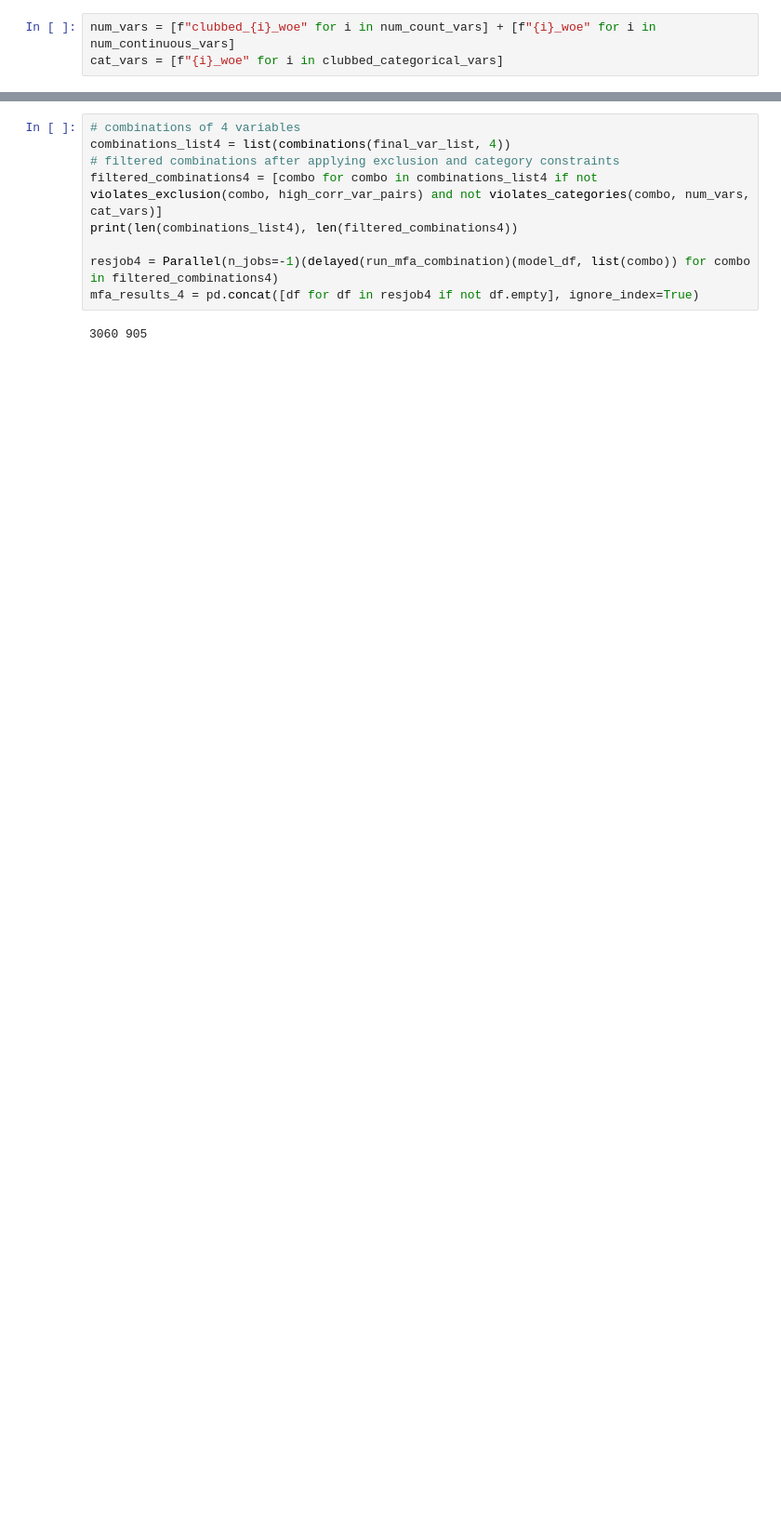
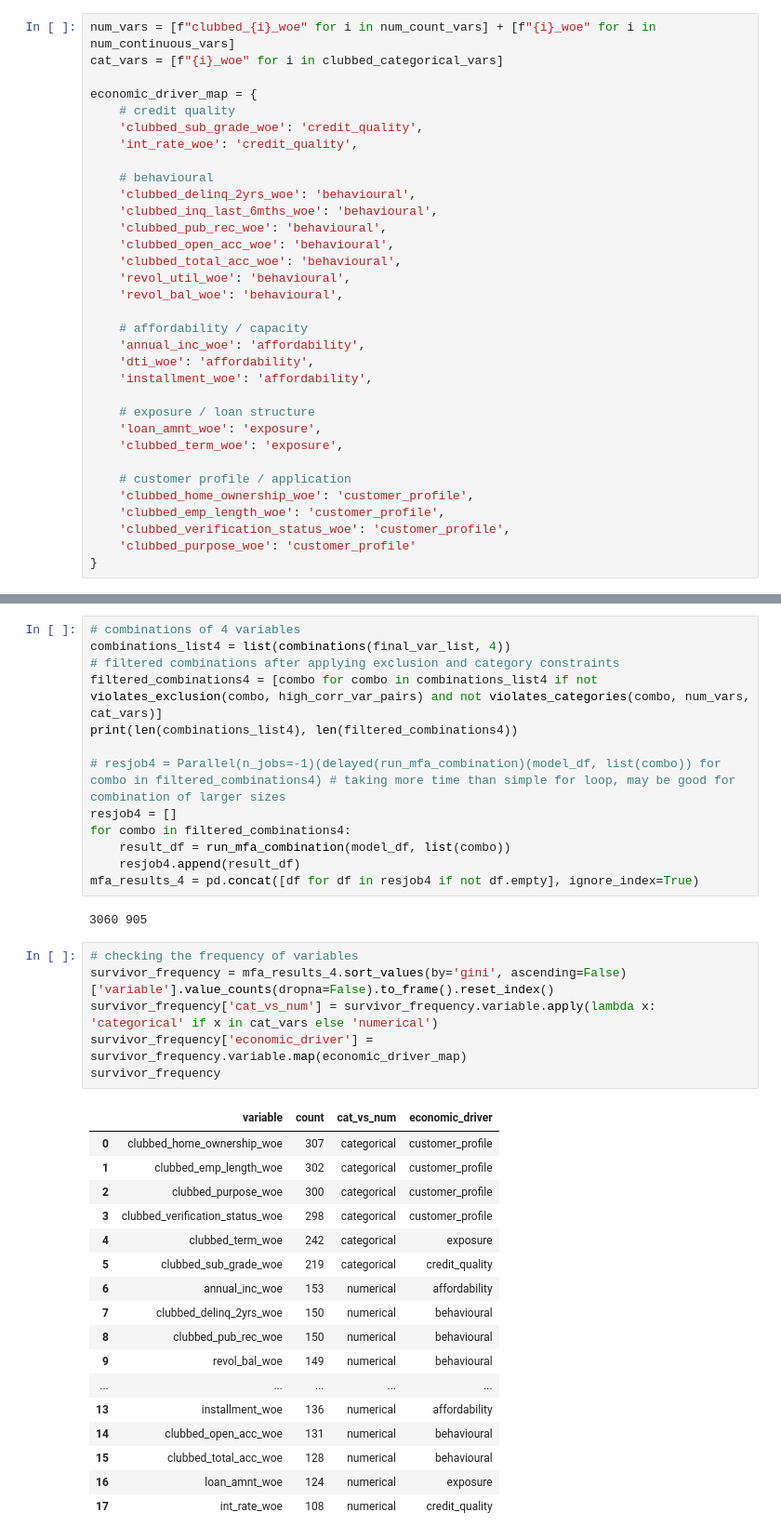
Before and after one commit to dipanshusharma2001/irb_retail_pd_sas_vs_python, a Jupyter notebook: notebooks/03_pd_model_development.ipynb, the cells around one changed output, grey strips where cells are left out. Shown at 93% size. Cells and saved outputs as stored; diff of their text form; blank space fills up the shorter version.

Commit message:
model development started-4

```diff
--- a/notebooks/03_pd_model_development.ipynb
+++ b/notebooks/03_pd_model_development.ipynb
@@ -143,3 +145,33 @@ These relationships are economically intuitive and expected in retail credit por
 # %%
 num_vars = [f"clubbed_{i}_woe" for i in num_count_vars] + [f"{i}_woe" for i in num_continuous_vars]
 cat_vars = [f"{i}_woe" for i in clubbed_categorical_vars]
+
+economic_driver_map = {
+    # credit quality
+    'clubbed_sub_grade_woe': 'credit_quality',
+    'int_rate_woe': 'credit_quality',
+
+    # behavioural
+    'clubbed_delinq_2yrs_woe': 'behavioural',
+    'clubbed_inq_last_6mths_woe': 'behavioural',
+    'clubbed_pub_rec_woe': 'behavioural',
+    'clubbed_open_acc_woe': 'behavioural',
+    'clubbed_total_acc_woe': 'behavioural',
+    'revol_util_woe': 'behavioural',
+    'revol_bal_woe': 'behavioural',
+
+    # affordability / capacity
+    'annual_inc_woe': 'affordability',
+    'dti_woe': 'affordability',
+    'installment_woe': 'affordability',
+
+    # exposure / loan structure
+    'loan_amnt_woe': 'exposure',
+    'clubbed_term_woe': 'exposure',
+
+    # customer profile / application
+    'clubbed_home_ownership_woe': 'customer_profile',
+    'clubbed_emp_length_woe': 'customer_profile',
+    'clubbed_verification_status_woe': 'customer_profile',
+    'clubbed_purpose_woe': 'customer_profile'
+}
@@ -219,7 +182,35 @@ combinations_list4 = list(combinations(final_var_list, 4))
 filtered_combinations4 = [combo for combo in combinations_list4 if not violates_exclusion(combo, high_corr_var_pairs) and not violates_categories(combo, num_vars, cat_vars)]
 print(len(combinations_list4), len(filtered_combinations4))
 
-resjob4 = Parallel(n_jobs=-1)(delayed(run_mfa_combination)(model_df, list(combo)) for combo in filtered_combinations4)
+# resjob4 = Parallel(n_jobs=-1)(delayed(run_mfa_combination)(model_df, list(combo)) for combo in filtered_combinations4) # taking more time than simple for loop, may be good for combination of larger sizes
+resjob4 = []
+for combo in filtered_combinations4:
+    result_df = run_mfa_combination(model_df, list(combo))
+    resjob4.append(result_df)
 mfa_results_4 = pd.concat([df for df in resjob4 if not df.empty], ignore_index=True)
 # %% [output]
 3060 905
+# %%
+# checking the frequency of variables
+survivor_frequency = mfa_results_4.sort_values(by='gini', ascending=False)['variable'].value_counts(dropna=False).to_frame().reset_index()
+survivor_frequency['cat_vs_num'] = survivor_frequency.variable.apply(lambda x: 'categorical' if x in cat_vars else 'numerical')
+survivor_frequency['economic_driver'] = survivor_frequency.variable.map(economic_driver_map)
+survivor_frequency
+# %% [output]
+|  | variable | count | cat_vs_num | economic_driver |
+| 0 | clubbed_home_ownership_woe | 307 | categorical | customer_profile |
+| 1 | clubbed_emp_length_woe | 302 | categorical | customer_profile |
+| 2 | clubbed_purpose_woe | 300 | categorical | customer_profile |
+| 3 | clubbed_verification_status_woe | 298 | categorical | customer_profile |
+| 4 | clubbed_term_woe | 242 | categorical | exposure |
+| 5 | clubbed_sub_grade_woe | 219 | categorical | credit_quality |
+| 6 | annual_inc_woe | 153 | numerical | affordability |
+| 7 | clubbed_delinq_2yrs_woe | 150 | numerical | behavioural |
+| 8 | clubbed_pub_rec_woe | 150 | numerical | behavioural |
+| 9 | revol_bal_woe | 149 | numerical | behavioural |
+| ... | ... | ... | ... | ... |
+| 13 | installment_woe | 136 | numerical | affordability |
+| 14 | clubbed_open_acc_woe | 131 | numerical | behavioural |
+| 15 | clubbed_total_acc_woe | 128 | numerical | behavioural |
+| 16 | loan_amnt_woe | 124 | numerical | exposure |
+| 17 | int_rate_woe | 108 | numerical | credit_quality |
```
Also changed, not shown: parts of 5 cells of this notebook, 1 other file.
